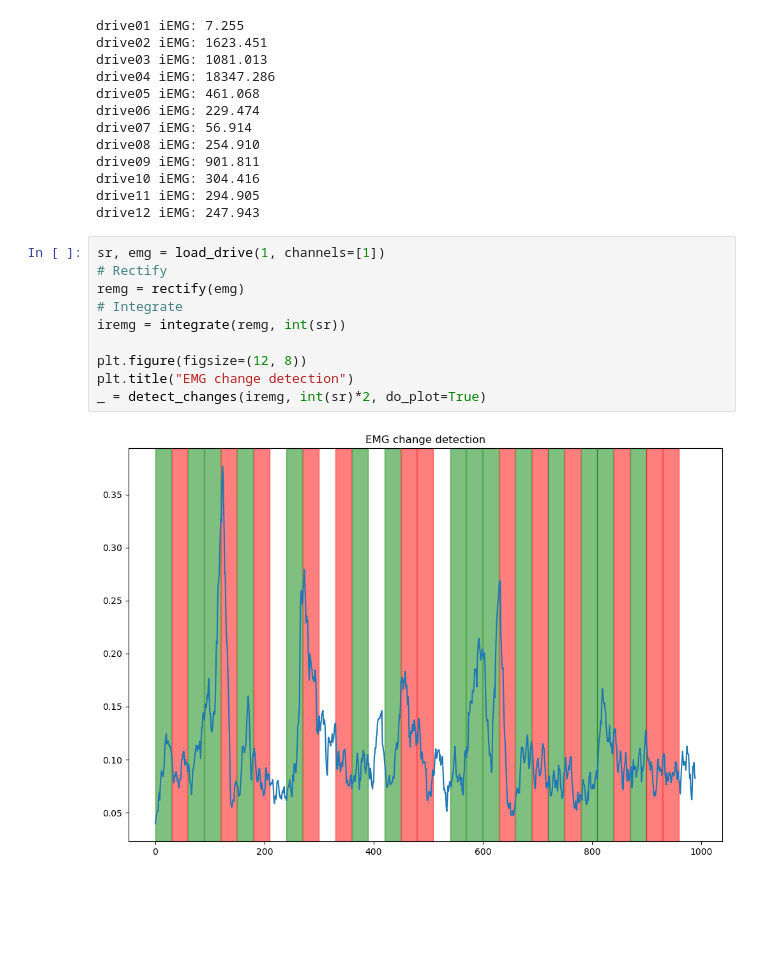
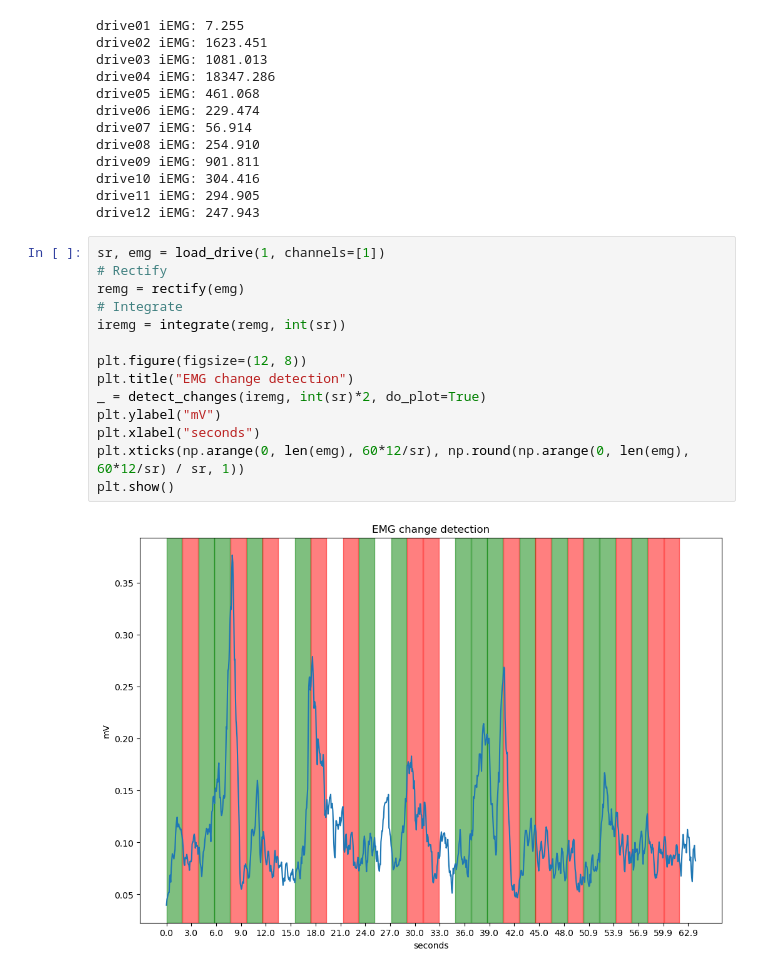
Before and after one commit to MQ37/ecg-emg-processing, a Jupyter notebook: Semestral1.ipynb, the cells around one changed output. Saved outputs shown, nothing was run; the diff lists cells and outputs as text; blank space fills up the shorter version.

Commit message:
change chart axis labels

```diff
--- a/Semestral1.ipynb
+++ b/Semestral1.ipynb
@@ -384,12 +384,16 @@ drive12 iEMG: 247.943
 # %%
 sr, emg = load_drive(1, channels=[1])
 # Rectify
 remg = rectify(emg)
 # Integrate
 iremg = integrate(remg, int(sr))
 
 plt.figure(figsize=(12, 8))
 plt.title("EMG change detection")
 _ = detect_changes(iremg, int(sr)*2, do_plot=True)
+plt.ylabel("mV")
+plt.xlabel("seconds")
+plt.xticks(np.arange(0, len(emg), 60*12/sr), np.round(np.arange(0, len(emg), 60*12/sr) / sr, 1))
+plt.show()
 # %% [output]
-[figure, old version]
+[figure, new version]
```
Also changed, not shown: parts of 5 cells of this notebook, 4 other files.
